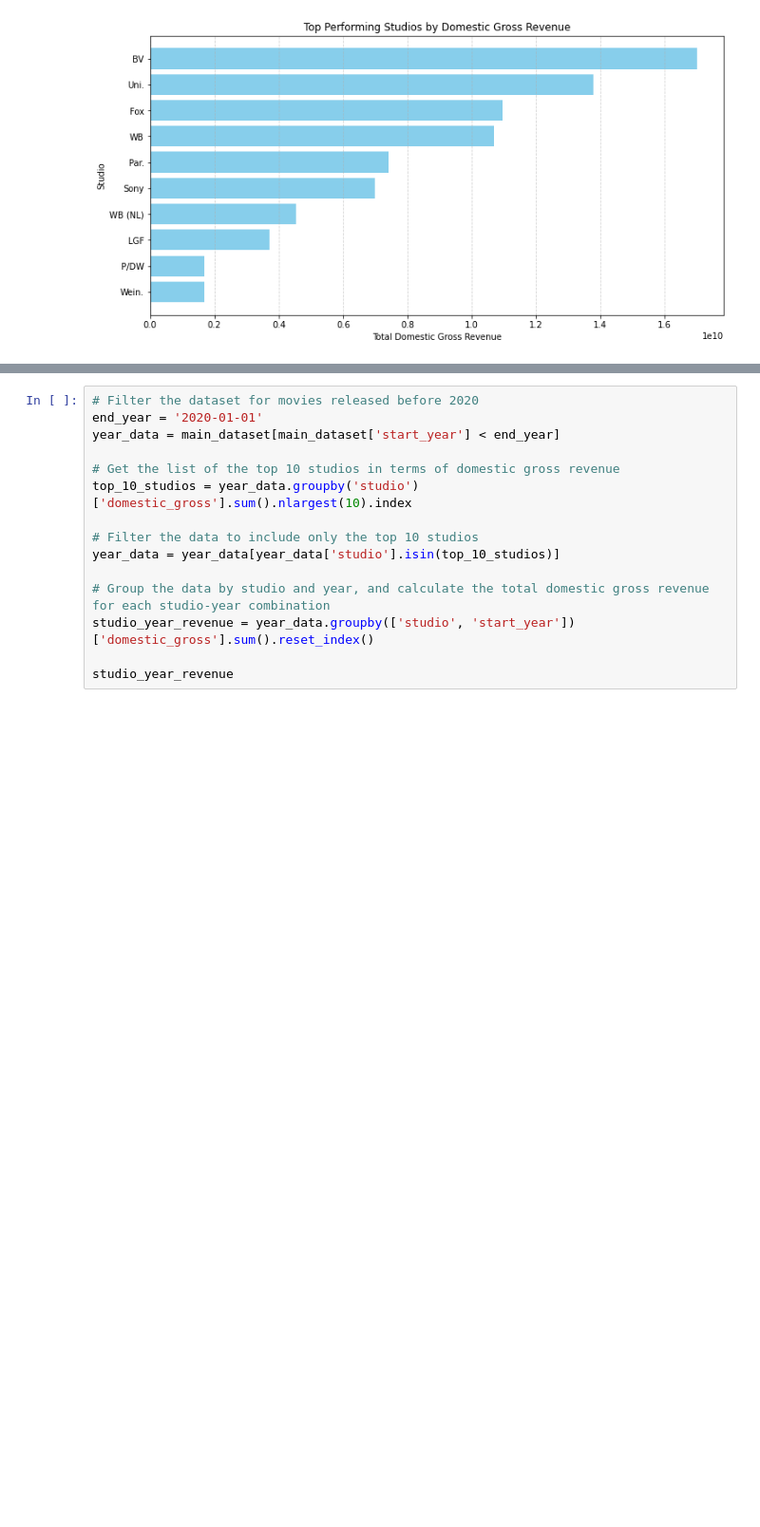
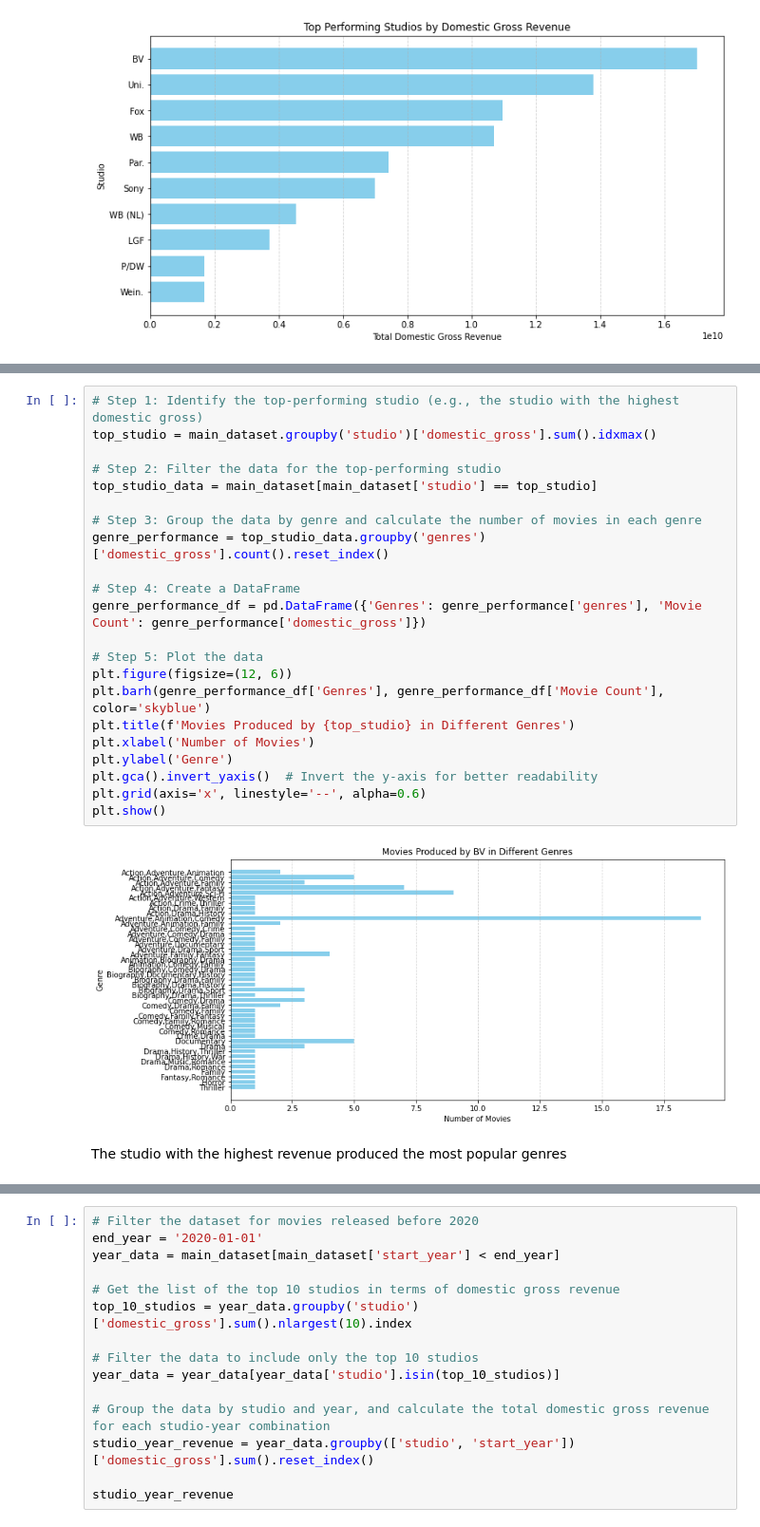
Before and after one commit to StellaNdegwa/DATA-SCIENCE-PHASE-1-PROJECT, a Jupyter notebook: recommndproject.ipynb, the cells around one changed output, grey strips where cells are left out. Shown: that part at 95% size. Cells and saved outputs as stored; diff of their text form; blank space fills up the shorter version.

```diff
--- a/recommndproject.ipynb
+++ b/recommndproject.ipynb
@@ -535 +558,27 @@ plt.show()
+# %%
+# Step 1: Identify the top-performing studio (e.g., the studio with the highest domestic gross)
+top_studio = main_dataset.groupby('studio')['domestic_gross'].sum().idxmax()
+
+# Step 2: Filter the data for the top-performing studio
+top_studio_data = main_dataset[main_dataset['studio'] == top_studio]
+
+# Step 3: Group the data by genre and calculate the number of movies in each genre
+genre_performance = top_studio_data.groupby('genres')['domestic_gross'].count().reset_index()
+
+# Step 4: Create a DataFrame
+genre_performance_df = pd.DataFrame({'Genres': genre_performance['genres'], 'Movie Count': genre_performance['domestic_gross']})
+
+# Step 5: Plot the data
+plt.figure(figsize=(12, 6))
+plt.barh(genre_performance_df['Genres'], genre_performance_df['Movie Count'], color='skyblue')
+plt.title(f'Movies Produced by {top_studio} in Different Genres')
+plt.xlabel('Number of Movies')
+plt.ylabel('Genre')
+plt.gca().invert_yaxis()  # Invert the y-axis for better readability
+plt.grid(axis='x', linestyle='--', alpha=0.6)
+plt.show()
+# %% [output]
+[figure, added]
+# %% [markdown]
+The studio with the highest revenue produced the most popular genres
 # %% [markdown]
```
Also changed, not shown: parts of 5 cells of this notebook, 1 other file.
